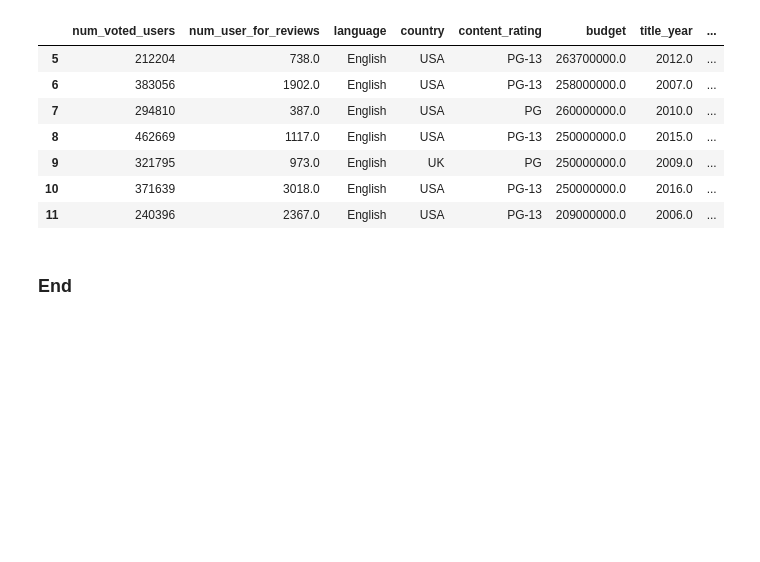
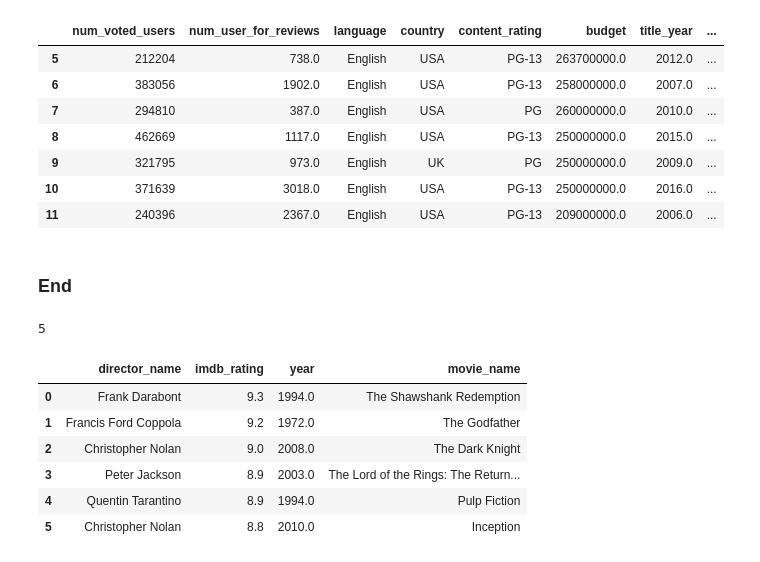
Before and after one commit to jayesh1302/Python_learning, a Jupyter notebook: Week_1_&_2_Python_Jupyter_Notebook.ipynb, the cells around one changed output. Saved outputs shown, nothing was run; the diff lists cells and outputs as text; code cells hidden in the pictures; blank space fills up the shorter version.

```diff
--- a/Week_1_&_2_Python_Jupyter_Notebook.ipynb
+++ b/Week_1_&_2_Python_Jupyter_Notebook.ipynb
@@ -1050,0 +1056,14 @@ movies_small
+# %%
+High_vote_rating.director_name.nunique()
+# %% [output]
+5
+# %%
+High_vote_rating
+# %% [output]
+|  | director_name | imdb_rating | year | movie_name |
+| 0 | Frank Darabont | 9.3 | 1994.0 | The Shawshank Redemption |
+| 1 | Francis Ford Coppola | 9.2 | 1972.0 | The Godfather |
+| 2 | Christopher Nolan | 9.0 | 2008.0 | The Dark Knight |
+| 3 | Peter Jackson | 8.9 | 2003.0 | The Lord of the Rings: The Return... |
+| 4 | Quentin Tarantino | 8.9 | 1994.0 | Pulp Fiction |
+| 5 | Christopher Nolan | 8.8 | 2010.0 | Inception |
```
Also changed, not shown: parts of 5 cells of this notebook.
